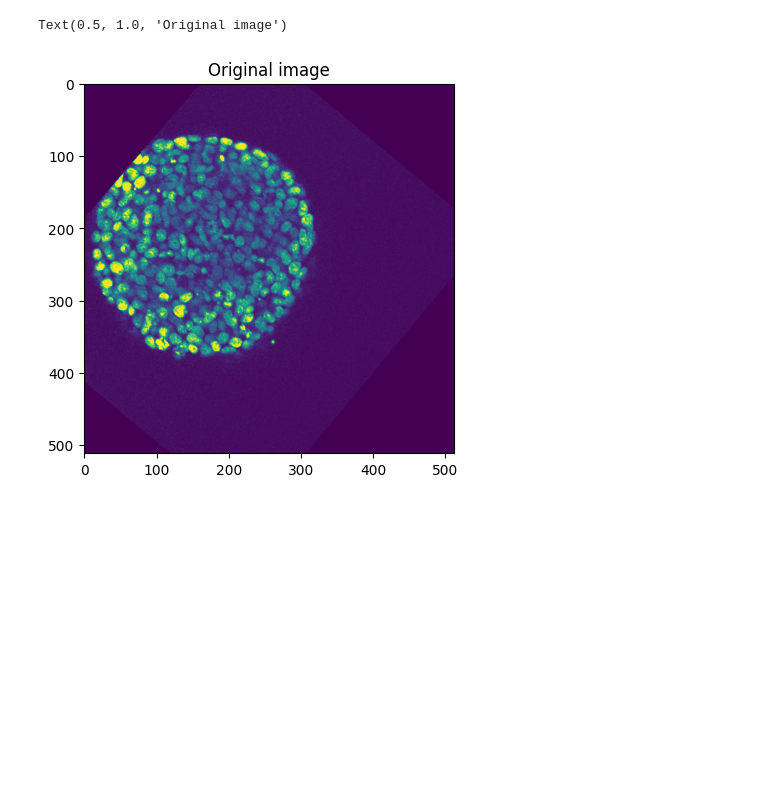
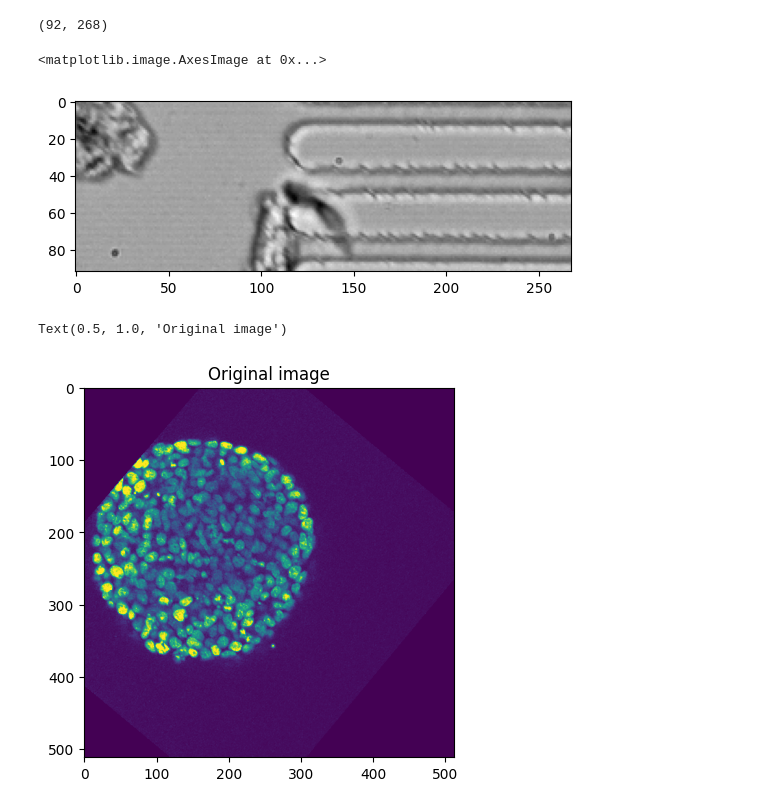
Before and after one commit to maihanhoang/napari-zplane-depth-colorizer, a Jupyter notebook: src/exploring.ipynb, the cells around one changed output. Saved outputs shown, nothing was run; the diff lists cells and outputs as text; code cells hidden in the pictures; blank space fills up the shorter version.

```diff
--- a/src/exploring.ipynb
+++ b/src/exploring.ipynb
@@ -6,3 +45,11 @@ import matplotlib.pyplot as plt
+# %%
+background = imread("/home/mai/Documents/Helfer/3- AZN + DMSO + NT/2019_12/20191218_6x10x6_AZN P12/Channel/AZN/c02/MED_c2.tif")
+print(background.shape)
+plt.imshow(background, cmap="gray")
+# %% [output]
+(92, 268)
+<matplotlib.image.AxesImage at 0x...>
+[figure, added]
 # %%
 original = imread("/home/mai/Documents/explore_napari/data_reproduced/3D+t_8bit.tif")
 fiji_12 = imread("/home/mai/Documents/explore_napari/data_reproduced/two_8bit.tif")
```
Also changed, not shown: parts of 6 cells of this notebook, 1 other file.
